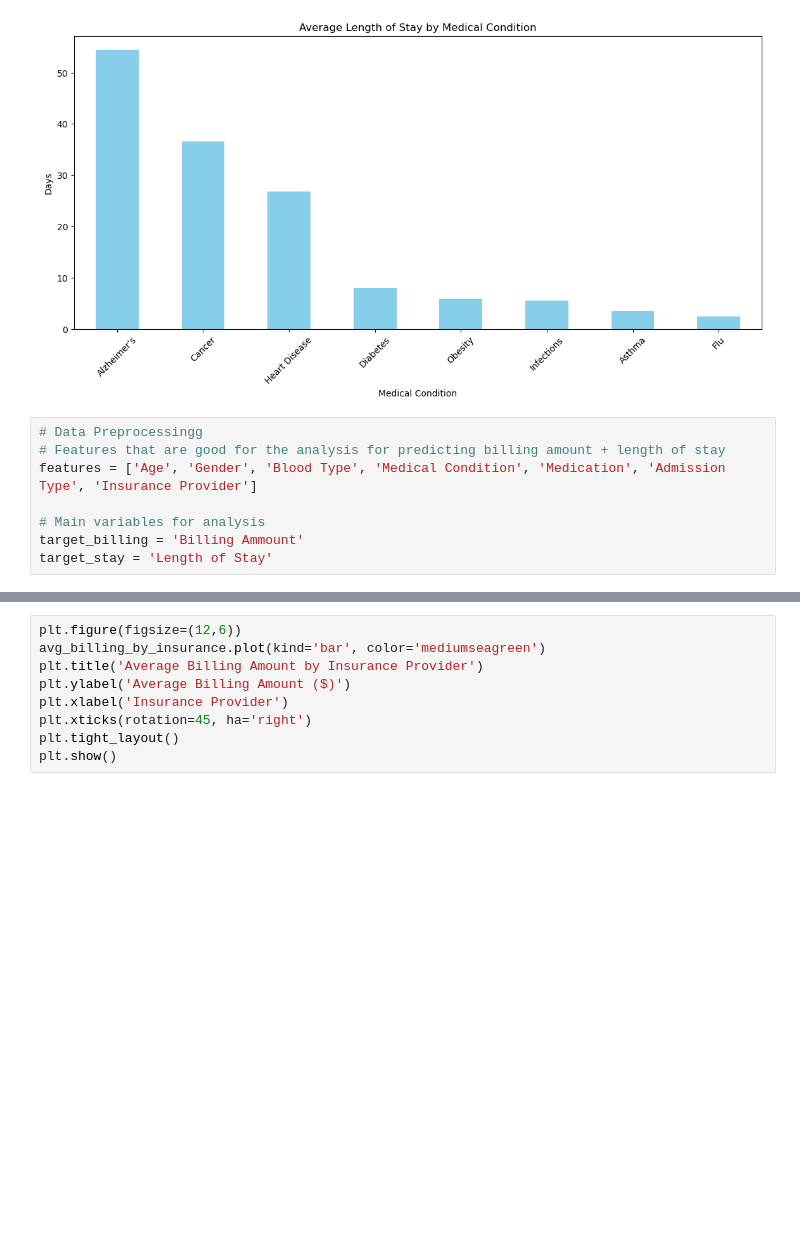
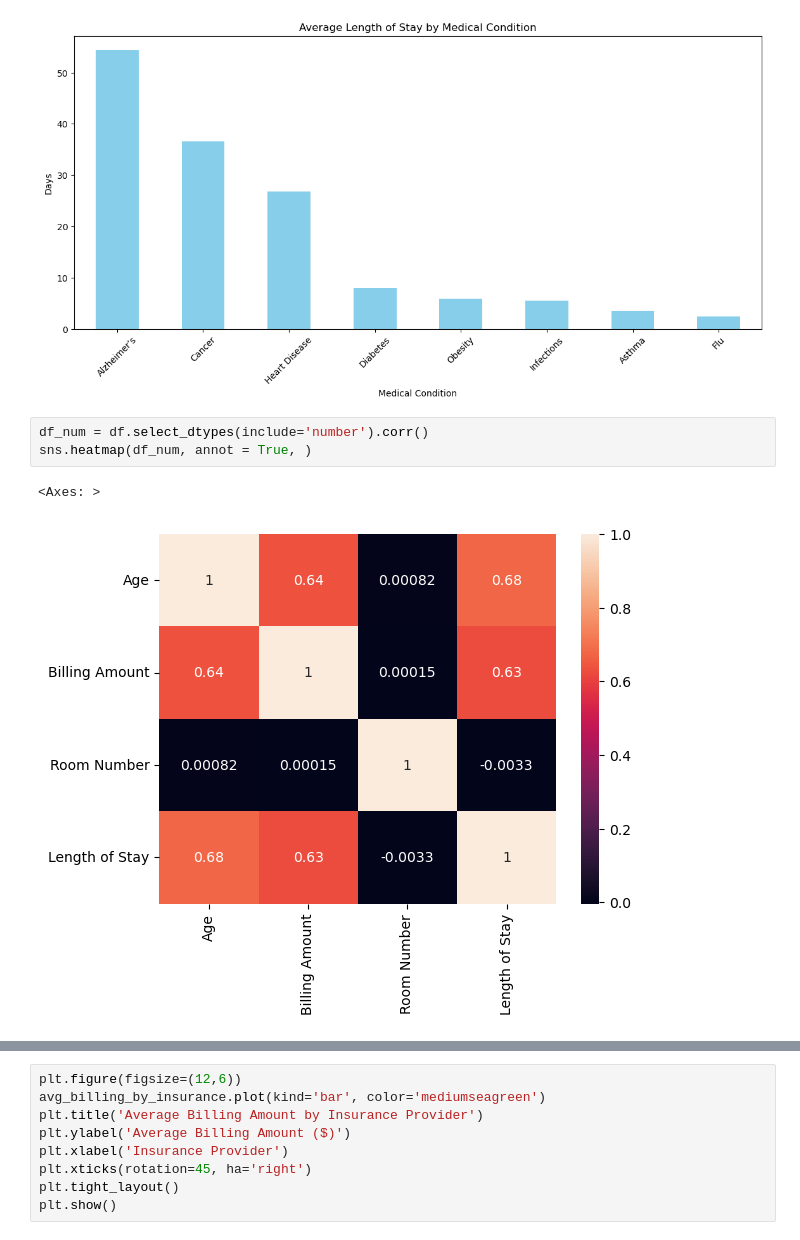
Before and after one commit to setripper/datathon2025, a Jupyter notebook: main.ipynb, the cells around one changed output, grey strips where cells are left out. Cells and saved outputs as stored; diff of their text form; blank space fills up the shorter version.

```diff
--- a/main.ipynb
+++ b/main.ipynb
@@ -82,11 +82,9 @@ plt.show()
 # %% [output]
 [figure]
 # %%
-# Data Preprocessingg
-# Features that are good for the analysis for predicting billing amount + length of stay
-features = ['Age', 'Gender', 'Blood Type', 'Medical Condition', 'Medication', 'Admission Type', 'Insurance Provider']
-
-# Main variables for analysis
-target_billing = 'Billing Ammount'
-target_stay = 'Length of Stay'
+df_num = df.select_dtypes(include='number').corr()
+sns.heatmap(df_num, annot = True, )
+# %% [output]
+<Axes: >
+[figure, added]
 # %%
```
Also changed, not shown: parts of 7 cells of this notebook, 1 other file.
